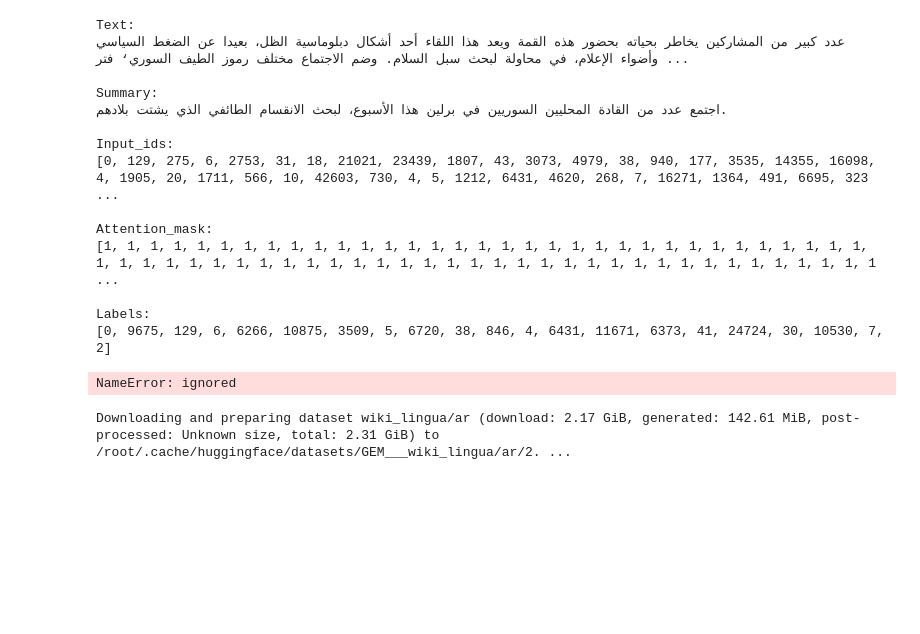
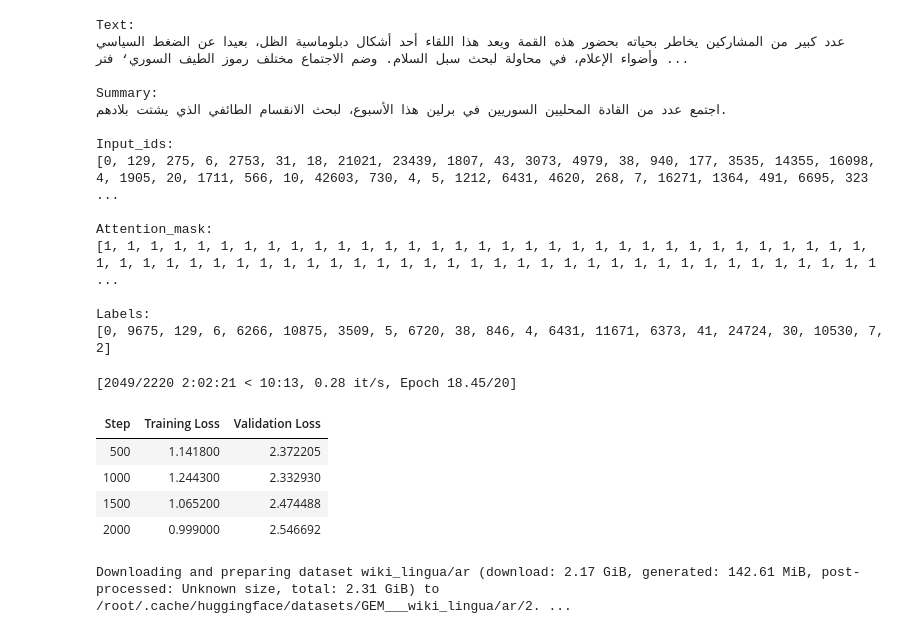
Before and after one commit to Mohieldin-Hammad/Arabic-Text-Summarization, a Jupyter notebook: text_summaraization.ipynb, the cells around one changed output. Drawn from its saved outputs; the diff is of its cells as text; code cells hidden in the pictures; blank space fills up the shorter version.

Commit message:
running the training model on the xlsum dataset

```diff
--- a/text summaraization.ipynb
+++ b/text_summaraization.ipynb
@@ -638,8 +598,6 @@ summary 3:  دعا محمد البرادعي، أحد قادة جبهة الإن
 summary 4:  مأساة جديدة في سيناء خلفت 235 قتيلا و109 جرحى سقطوا في هجوم ظهر اليوم شنه مسلحون على مسجد بقرية الروضة الواقعة على بعد 20 كيلومترا غرب مدينة العريش في محافظة شمال سيناء المصرية.
 # %%
 # df_xlsum_filtered.to_csv('xlsum_filtered.csv', index=False)
-# %%
-df_xlsum_filtered = pd.read_csv("/content/xlsum_filtered.csv")
 # %%
 df_xlsum_filtered = df_xlsum_filtered.drop(["title", "url", "id"], axis=1)
 df_xlsum_filtered.head()
@@ -730,7 +688,8 @@ plt.show()
 [figure]
 # %%
 def convert_examples_to_features(example_batch):
-    input_encodings = tokenizer(example_batch['text'] , max_length = 1024, truncation = True )
+    # max_length 1024 or 512
+    input_encodings = tokenizer(example_batch['text'] , max_length = 512, truncation = True, padding="max_length", return_tensors="pt" )
 
     with tokenizer.as_target_tokenizer():
         target_encodings = tokenizer(example_batch['summary'], max_length = 128, truncation = True )
@@ -787,17 +746,28 @@ from transformers import DataCollatorForSeq2Seq
 
 seq2seq_data_collator = DataCollatorForSeq2Seq(tokenizer, model=model)
 # %%
-
 from transformers import TrainingArguments, Trainer
 trainer_args = TrainingArguments(
     output_dir='arabert-xlsum', num_train_epochs=20, warmup_steps=500,
-    per_device_train_batch_size=32, per_device_eval_batch_size=32,
-    weight_decay=0.01, logging_steps=10,
+    per_device_train_batch_size=8, per_device_eval_batch_size=8,
+    weight_decay=0.1, logging_steps=10,
     evaluation_strategy='steps', eval_steps=500, save_steps=1e6,
     gradient_accumulation_steps=16
 )
-# %% [output]
-NameError: ignored
+# %%
+trainer = Trainer(model=model, args=trainer_args,
+                  tokenizer=tokenizer, data_collator=seq2seq_data_collator,
+                  train_dataset=train_dataset_pt,
+                  eval_dataset=val_dataset_pt)
+# %%
+trainer.train()
+# %% [output]
+[2049/2220 2:02:21 < 10:13, 0.28 it/s, Epoch 18.45/20]
+| Step | Training Loss | Validation Loss |
+| 500 | 1.141800 | 2.372205 |
+| 1000 | 1.244300 | 2.332930 |
+| 1500 | 1.065200 | 2.474488 |
+| 2000 | 0.999000 | 2.546692 |
 # %%
 dataset_wiki = load_dataset("GEM/wiki_lingua", "ar")
 # %% [output]
```
Also changed, not shown: parts of 8 cells of this notebook.
